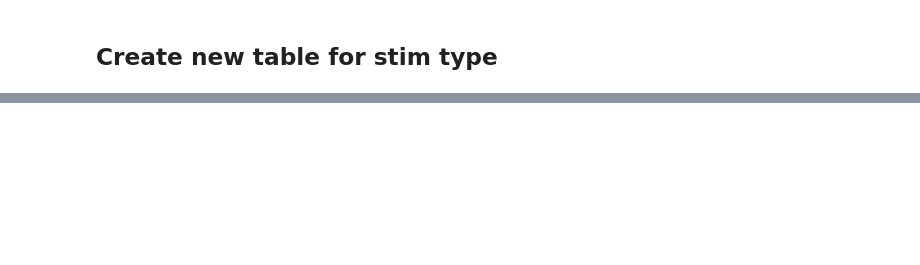
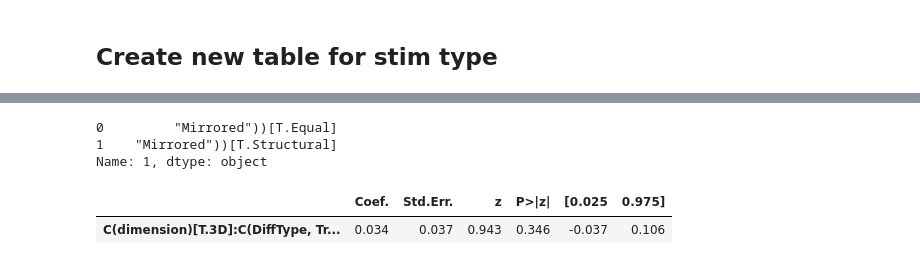
Before and after one commit to VRLabHIB/MRVR_NSR, a Jupyter notebook: src/test_script.ipynb, the cells around one changed output, grey strips where cells are left out. Drawn from its saved outputs; the diff is of its cells as text; code cells hidden in the pictures; blank space fills up the shorter version.

```diff
--- a/src/test_script.ipynb
+++ b/src/test_script.ipynb
@@ -225,0 +301,34 @@ s.to_latex(buf=data_path + 'difftype.txt',encoding='utf-8', escape=False)
+# %%
+x = mdf.summary().tables[1].iloc[4:-1]
+x = x.reset_index()
+x['index'].str.split(',',expand=True)[1].str.split('=',expand=True)[1]
+# %% [output]
+0         "Mirrored"))[T.Equal]
+1    "Mirrored"))[T.Structural]
+Name: 1, dtype: object
+# %%
+import statsmodels.api as sm
+import statsmodels.formula.api as smf
+dfr = dff.copy()
+dfr = dfr.dropna(axis=0)
+dfr.columns = dfr.columns.str.replace(' ', '_')
+dv = dfr.columns[3:].to_list()
+mlm = pd.DataFrame({'Interaction':[], 'Estimate':[], 'Z':[], 'P':[], '95\% CI':[]})
+for index in range(14):
+    mdf = smf.mixedlm('{} ~ C(dimension)*C(DiffType)'.format(dv[index]), dfr, groups=dfr['ID']).fit()
+    x = mdf.summary().tables[1].iloc[4:-1]
+
+    mdf = smf.mixedlm('{} ~ C(dimension)*C(DiffType, Treatment(reference="Mirrored"))'.format(dv[index]), dfr, groups=dfr['ID']).fit()
+    y = mdf.summary().tables[1].iloc[5:-1]
+    y.index = ['3D:(Structural-Mirrored)']
+    x.index = ['3D:(Mirrored-Equal)', '3D:(Structural-Equal)']
+    x = pd.concat([x,y])
+    x = x.rename(columns={'z':'Z', 'P>|z|':'P'})
+    x.insert(0, 'Estimate', '$' + x['Coef.'].astype(str) +'\pm'+x['Std.Err.'].astype(str) + '$')
+    x['95\% CI'] = '$[' + x['[0.025'].astype(str) +','+x['0.975]'].astype(str) + ']$'
+    x = x.drop(columns=['Coef.', 'Std.Err.', '[0.025', '0.975]'])
+    x.insert(0, 'Variable', [dv[index], '', ''])
+    x.insert(0, 'Interaction', x.index)
+    x.index = x['Variable']
+    x = x.drop(columns=['Variable'])
+    mlm = pd.concat([mlm, x])
@@ -225,0 +349,8 @@ s.to_latex(buf=data_path + 'difftype.txt',encoding='utf-8', escape=False)
+# %%
+mdf = smf.mixedlm('{} ~ C(dimension)*C(DiffType, Treatment(reference="Mirrored"))'.format('Correct'), dfr, groups=dfr['ID']).fit()
+y = mdf.summary().tables[1].iloc[5:-1]
+# %%
+y
+# %% [output]
+|  | Coef. | Std.Err. | z | P>|z| | [0.025 | 0.975] |
+| C(dimension)[T.3D]:C(DiffType, Tr... | 0.034 | 0.037 | 0.943 | 0.346 | -0.037 | 0.106 |
```
Also changed, not shown: parts of 20 cells of this notebook, 20 other files.
